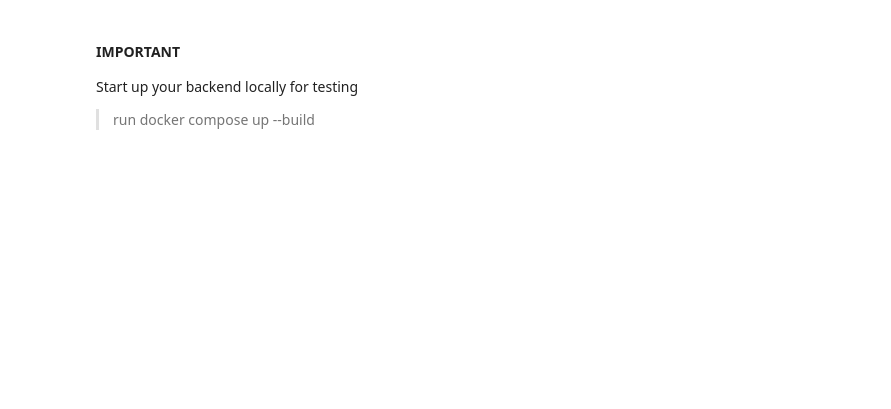
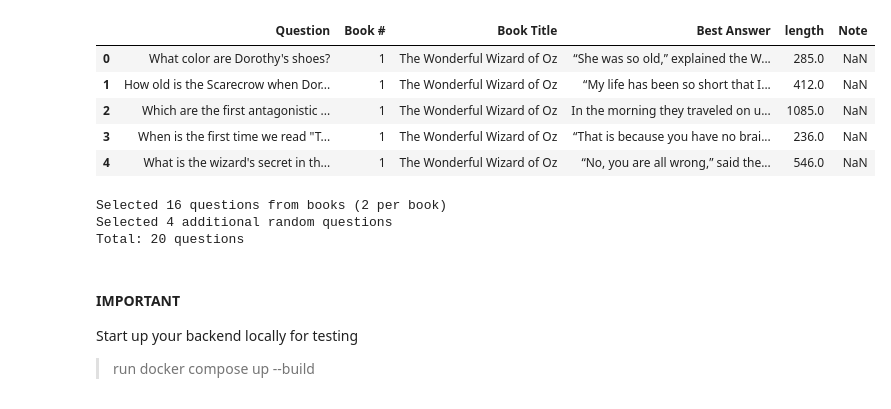
Before and after one commit to zymoncone/readiscoverers-backend, a Jupyter notebook: notebooks/chunking_param_combos.ipynb, the cells around one changed output. Saved outputs shown, nothing was run; the diff lists cells and outputs as text; code cells hidden in the pictures; blank space fills up the shorter version.

```diff
--- a/notebooks/chunking_param_combos.ipynb
+++ b/notebooks/chunking_param_combos.ipynb
@@ -1,3 +1,9 @@
 # %%
-import requests
+import os
+import time
+import re
+
 import uuid
+import pandas as pd
+
+filepath = 'oz_questions.csv'
@@ -4,3 +30,52 @@ import uuid
+# %%
+oz_q_df = pd.read_csv(filepath)
+# %%
+oz_q_df.head()
+# %% [output]
+|  | Question | Book # | Book Title | Best Answer | length | Note |
+| 0 | What color are Dorothy's shoes? | 1 | The Wonderful Wizard of Oz | “She was so old,” explained the W... | 285.0 | NaN |
+| 1 | How old is the Scarecrow when Dor... | 1 | The Wonderful Wizard of Oz | “My life has been so short that I... | 412.0 | NaN |
+| 2 | Which are the first antagonistic ... | 1 | The Wonderful Wizard of Oz | In the morning they traveled on u... | 1085.0 | NaN |
+| 3 | When is the first time we read "T... | 1 | The Wonderful Wizard of Oz | “That is because you have no brai... | 236.0 | NaN |
+| 4 | What is the wizard's secret in th... | 1 | The Wonderful Wizard of Oz | “No, you are all wrong,” said the... | 546.0 | NaN |
+# %%
+import numpy as np
+
+def select_questions(oz_q_df, random_seed=42,
+                     questions_per_book=2, additional_random_questions=4):
+    # Set random seed for reproducibility
+    np.random.seed(random_seed)
+
+    # Get unique books
+    unique_books = oz_q_df['Book #'].unique()
+
+    # Select 2 questions from each book
+    selected_per_book = []
+    for book_num in unique_books:
+        book_questions = oz_q_df[oz_q_df['Book #'] == book_num]
+        sample = book_questions.sample(n=min(questions_per_book, len(book_questions)), random_state=random_seed)
+        selected_per_book.append(sample)
+
+    selected_from_books = pd.concat(selected_per_book)
+
+    # Select 4 additional random questions from remaining questions
+    remaining_questions = oz_q_df[~oz_q_df.index.isin(selected_from_books.index)]
+    additional_questions = remaining_questions.sample(n=min(additional_random_questions, len(remaining_questions)), random_state=random_seed)
+
+    # Combine all selected questions
+    final_selection = pd.concat([selected_from_books, additional_questions])
+
+    print(f"Selected {len(selected_from_books)} questions from books ({questions_per_book} per book)")
+    print(f"Selected {len(additional_questions)} additional random questions")
+    print(f"Total: {len(final_selection)} questions\n")
+
+    return final_selection
+
+selected_questions = select_questions(oz_q_df)
+# %% [output]
+Selected 16 questions from books (2 per book)
+Selected 4 additional random questions
+Total: 20 questions
 # %%
 # API PARAMETERS
 BASE_URL = "http://localhost:8080"
```
Also changed, not shown: parts of 13 cells of this notebook, 1 other file.
